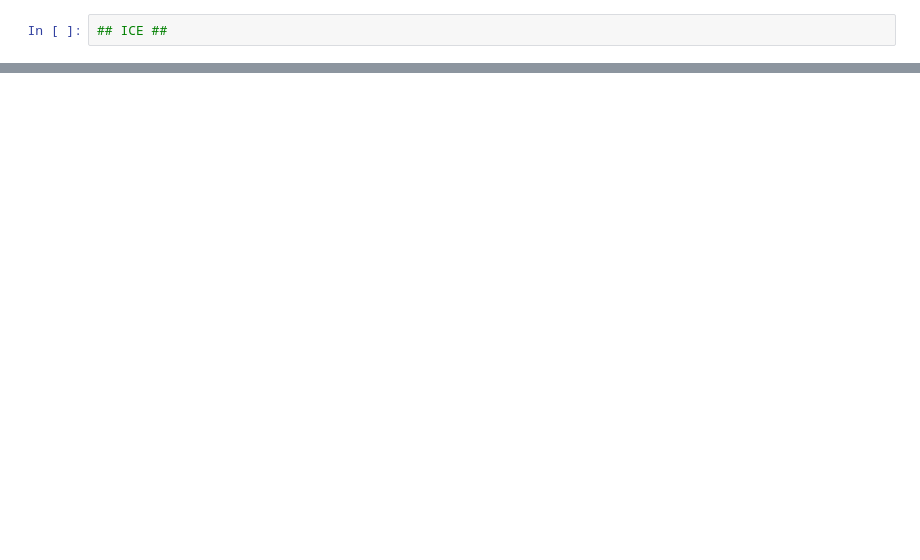
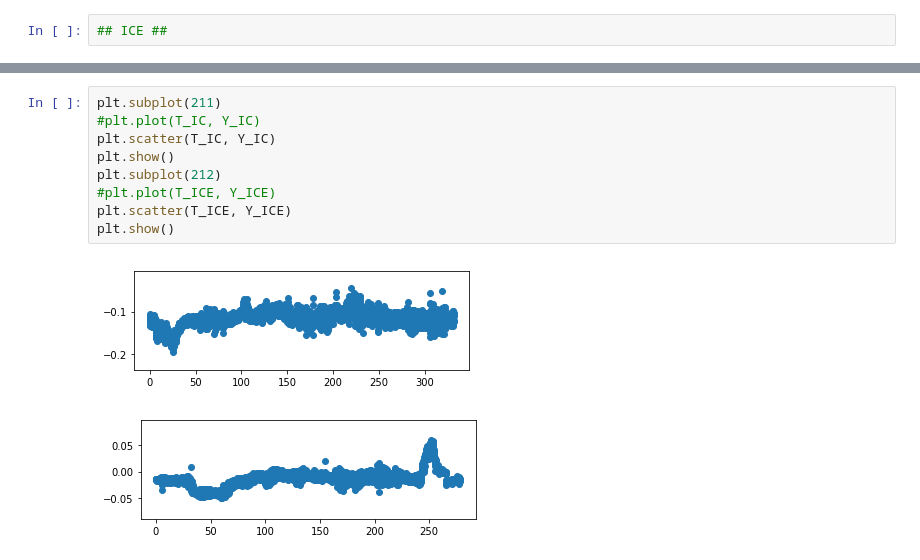
Before and after one commit to soyaoki/Analysis-of-Acceleration, a Jupyter notebook: anayze_all.ipynb, the cells around one changed output, grey strips where cells are left out. Saved outputs shown, nothing was run; the diff lists cells and outputs as text; blank space fills up the shorter version.

```diff
--- a/anayze_all.ipynb
+++ b/anayze_all.ipynb
@@ -251,0 +187,12 @@ plt.plot(X_nd,Y_nd)
+# %%
+plt.subplot(211)
+#plt.plot(T_IC, Y_IC)
+plt.scatter(T_IC, Y_IC)
+plt.show()
+plt.subplot(212)
+#plt.plot(T_ICE, Y_ICE)
+plt.scatter(T_ICE, Y_ICE)
+plt.show()
+# %% [output]
+[figure, added]
+[figure, added]
```
Also changed, not shown: parts of 61 cells of this notebook.
